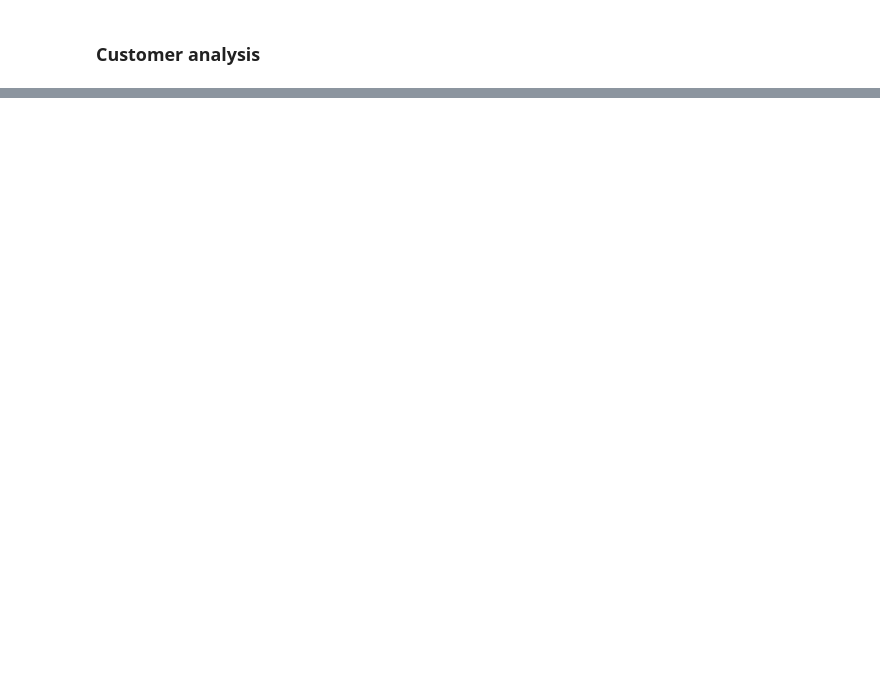
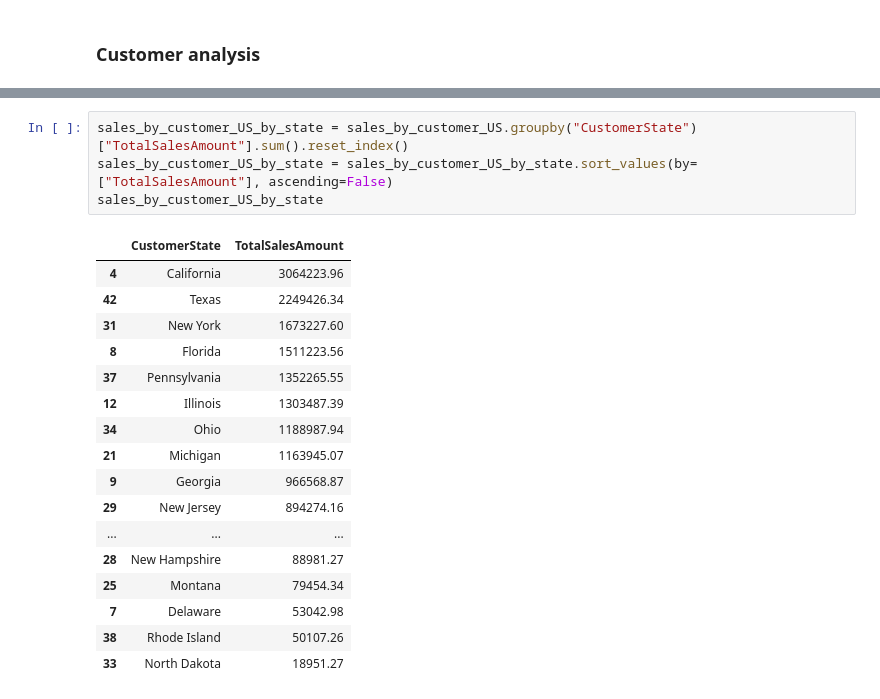
Before and after one commit to DimitriKneur/Global-Electronics-Retailer-Analysis, a Jupyter notebook: Data_Transformation_and_Exploration/data_processing.ipynb, the cells around one changed output, grey strips where cells are left out. Drawn from its saved outputs; the diff is of its cells as text; blank space fills up the shorter version.

```diff
--- a/Data_Transformation_and_Exploration/data_processing.ipynb
+++ b/Data_Transformation_and_Exploration/data_processing.ipynb
@@ -721,0 +886,22 @@ Name: count, dtype: int64
+# %%
+sales_by_customer_US_by_state = sales_by_customer_US.groupby("CustomerState")["TotalSalesAmount"].sum().reset_index()
+sales_by_customer_US_by_state = sales_by_customer_US_by_state.sort_values(by=["TotalSalesAmount"], ascending=False)
+sales_by_customer_US_by_state
+# %% [output]
+|  | CustomerState | TotalSalesAmount |
+| 4 | California | 3064223.96 |
+| 42 | Texas | 2249426.34 |
+| 31 | New York | 1673227.60 |
+| 8 | Florida | 1511223.56 |
+| 37 | Pennsylvania | 1352265.55 |
+| 12 | Illinois | 1303487.39 |
+| 34 | Ohio | 1188987.94 |
+| 21 | Michigan | 1163945.07 |
+| 9 | Georgia | 966568.87 |
+| 29 | New Jersey | 894274.16 |
+| ... | ... | ... |
+| 28 | New Hampshire | 88981.27 |
+| 25 | Montana | 79454.34 |
+| 7 | Delaware | 53042.98 |
+| 38 | Rhode Island | 50107.26 |
+| 33 | North Dakota | 18951.27 |
```
Also changed, not shown: parts of 19 cells of this notebook.
